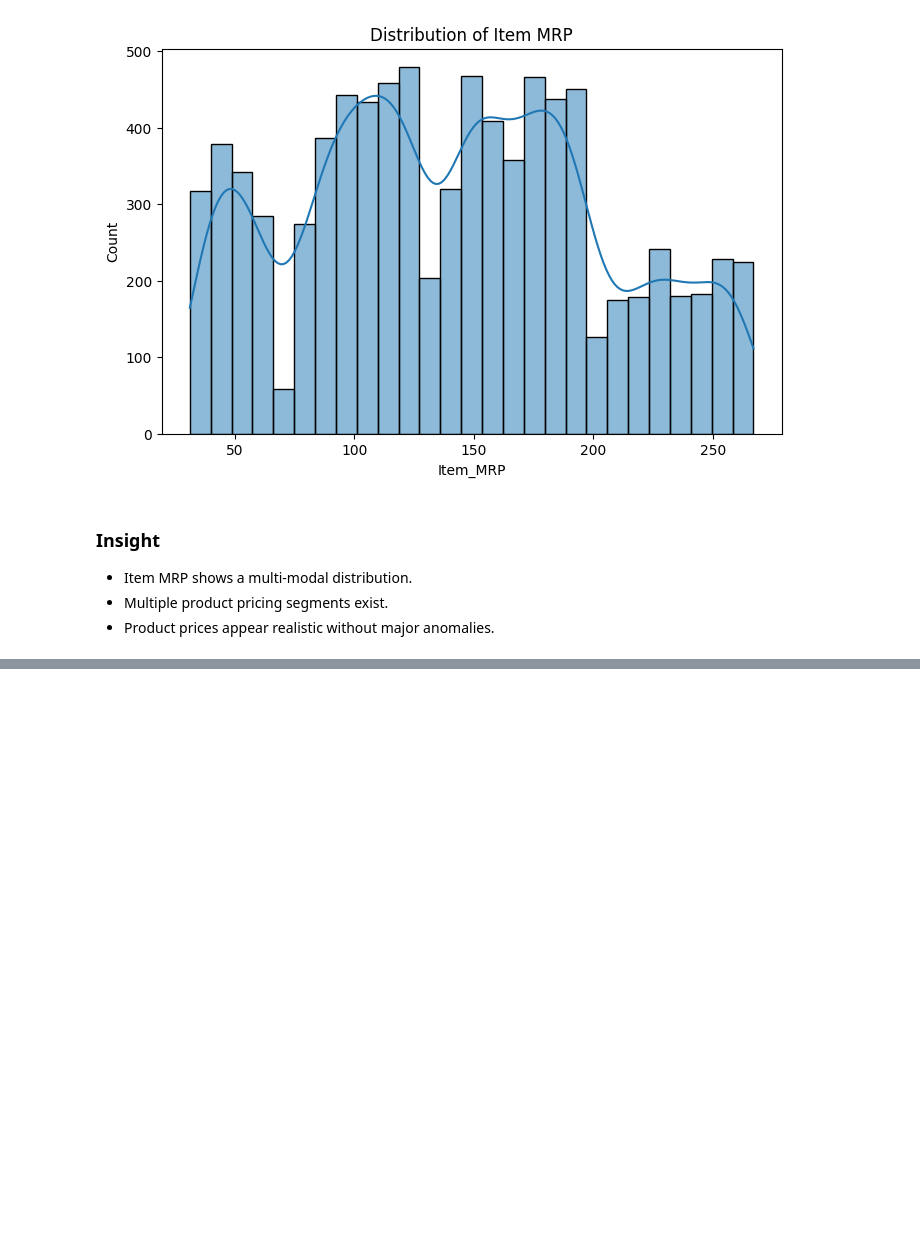
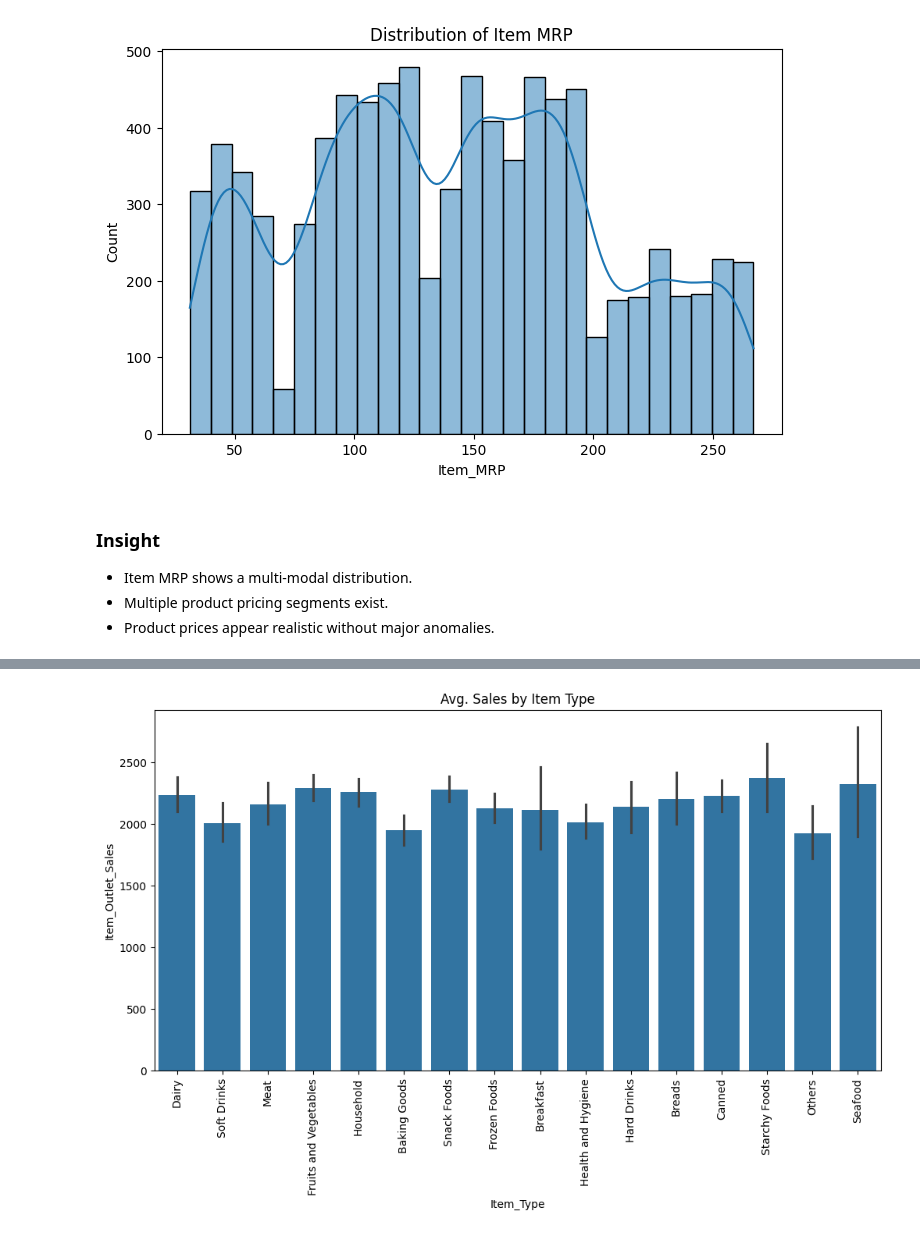
Before and after one commit to sauriin/blinkIT_analysis, a Jupyter notebook: python/eda_analysis.ipynb, the cells around one changed output, grey strips where cells are left out. Cells and saved outputs as stored; diff of their text form; code cells hidden in the pictures; blank space fills up the shorter version.

```diff
--- a/python/eda_analysis.ipynb
+++ b/python/eda_analysis.ipynb
@@ -128,0 +164,14 @@ plt.show()
+# %%
+plt.figure(figsize=(12,6))
+
+sns.barplot(
+    x='Item_Type',
+    y='Item_Outlet_Sales',
+    data = df
+)
+
+plt.xticks(rotation=90)
+plt.title('Avg. Sales by Item Type')
+plt.show()
+# %% [output]
+[figure, added]
```
Also changed, not shown: parts of 43 cells of this notebook, 1 other file.
